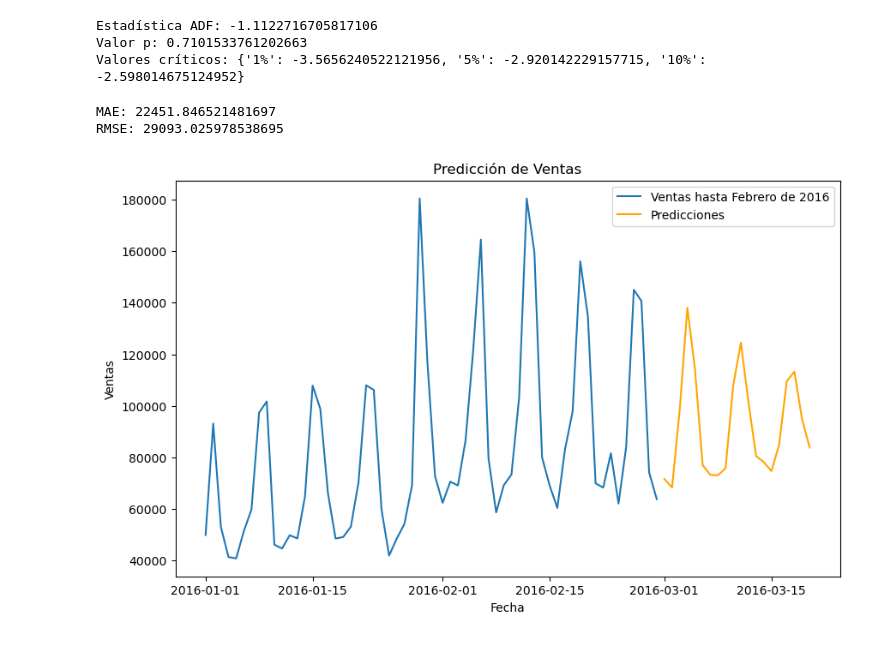
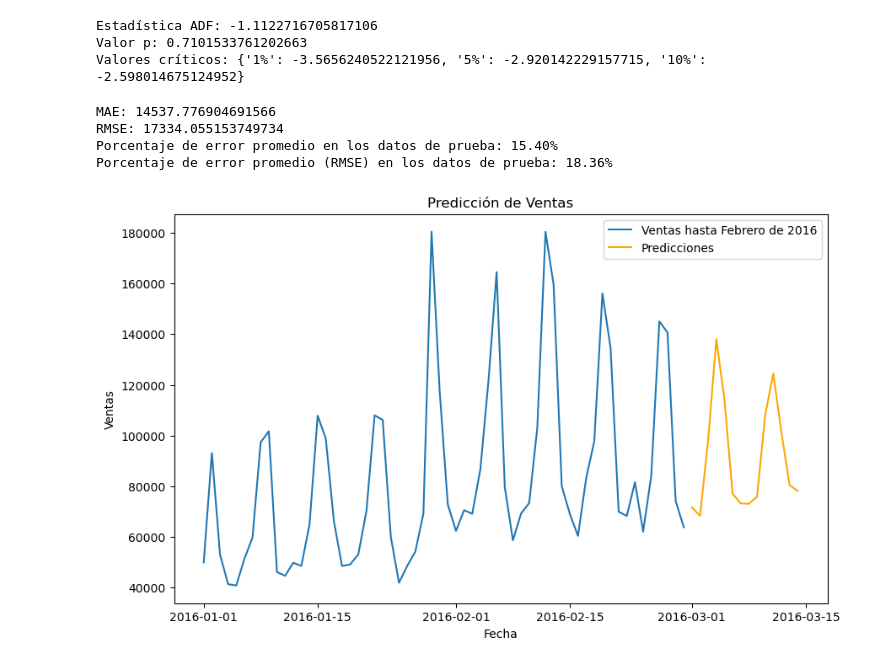
Before and after one commit to isabelunamuno/TFM, a Jupyter notebook: Visual Studio Code/Modelo de predicción.ipynb, the cells around one changed output. Saved outputs shown, nothing was run; the diff lists cells and outputs as text; code cells hidden in the pictures.

```diff
--- a/Visual Studio Code/Modelo de predicción.ipynb
+++ b/Visual Studio Code/Modelo de predicción.ipynb
@@ -401,32 +382,44 @@ Valores críticos: {'1%': -3.5656240522121956, '5%': -2.920142229157715, '10%':
 # %%
 from statsmodels.tsa.arima.model import ARIMA
 # Entrenar modelo ARIMA
 modelo = ARIMA(ventas_ts, order=(5,1,0))
 modelo_entrenado = modelo.fit()
 
 # Realizar predicciones
-predicciones = modelo_entrenado.forecast(steps=20)
+predicciones = modelo_entrenado.forecast(steps=14)
 
 # Extraer los últimos 20 registros de las ventas reales para compararlas con las predicciones
-ventas_reales_ultimos_20 = ventas_ts[-20:]
+ventas_reales_ultimos_14 = ventas_ts[-14:]
 
 # Calcular las métricas de error
-mae = mean_absolute_error(ventas_reales_ultimos_20, predicciones)
-rmse = mean_squared_error(ventas_reales_ultimos_20, predicciones, squared=False)
+mae = mean_absolute_error(ventas_reales_ultimos_14, predicciones)
+rmse = mean_squared_error(ventas_reales_ultimos_14, predicciones, squared=False)
+
+# Calcular el porcentaje de error promedio
+ventas_promedio_test = ventas_reales_ultimos_14.mean()
+porcentaje_error_promedio_test = (mae / ventas_promedio_test) * 100
+
+# Calcular el porcentaje de error promedio utilizando RMSE
+ventas_promedio_test = ventas_reales_ultimos_14.mean()
+porcentaje_error_promedio_rmse = (rmse / ventas_promedio_test) * 100
 
 print(f'MAE: {mae}')
 print(f'RMSE: {rmse}')
+print(f'Porcentaje de error promedio en los datos de prueba: {porcentaje_error_promedio_test:.2f}%')
+print(f'Porcentaje de error promedio (RMSE) en los datos de prueba: {porcentaje_error_promedio_rmse:.2f}%')
 
 # Visualizar predicciones
 plt.figure(figsize=(10, 6))
 plt.plot(ventas_ts, label='Ventas hasta Febrero de 2016')
 plt.plot(predicciones, color='orange', label='Predicciones')
 plt.title('Predicción de Ventas')
 plt.xlabel('Fecha')
 plt.ylabel('Ventas')
 plt.legend()
 plt.show()
 # %% [output]
-MAE: 22451.846521481697
-RMSE: 29093.025978538695
+MAE: 14537.776904691566
+RMSE: 17334.055153749734
+Porcentaje de error promedio en los datos de prueba: 15.40%
+Porcentaje de error promedio (RMSE) en los datos de prueba: 18.36%
-[figure, old version]
+[figure, new version]
```
Also changed, not shown: parts of 5 cells of this notebook, 1 other file.
